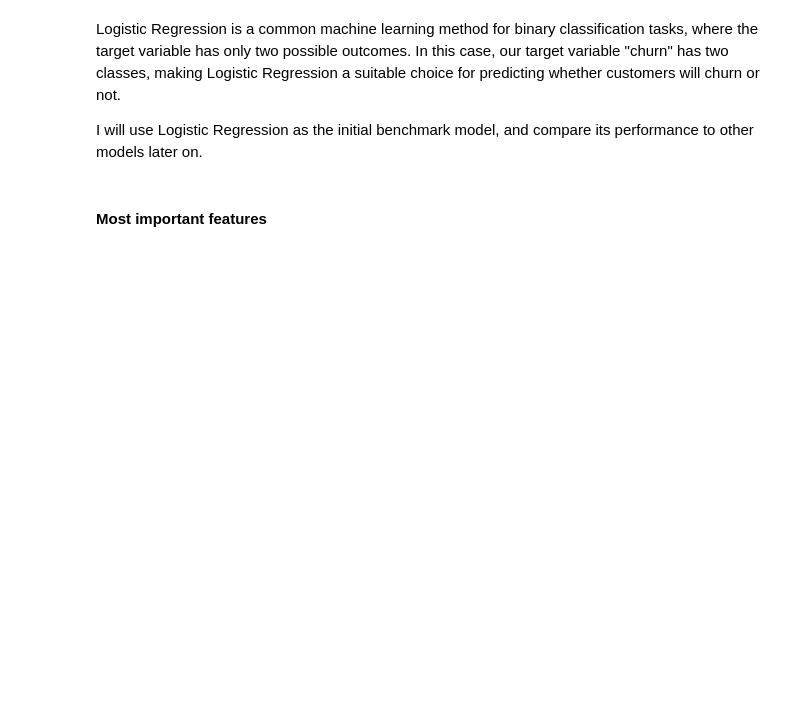
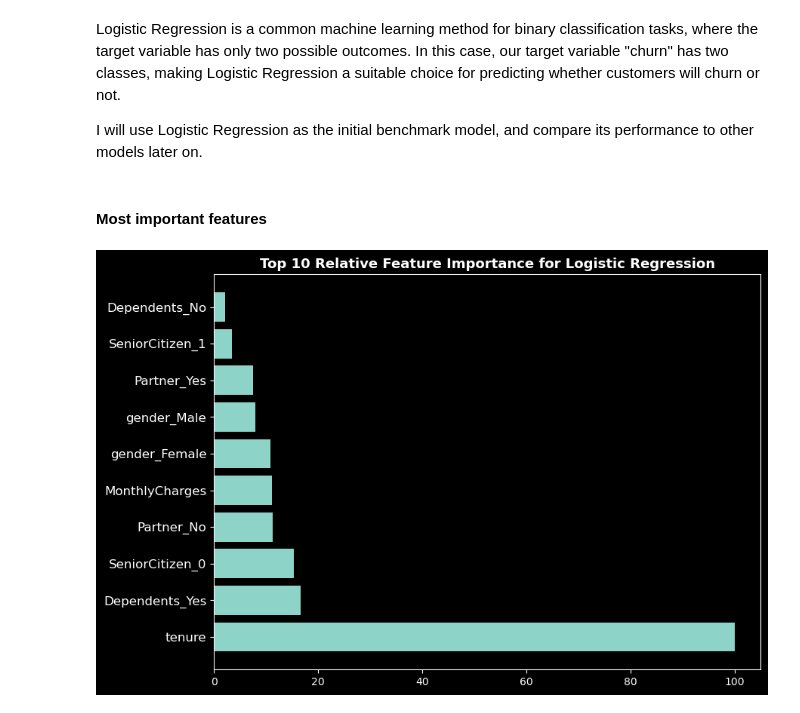
Before and after one commit to marwa9975/Telco_Customer_Churn_Analysis, a Jupyter notebook: notebook.ipynb, the cells around one changed output. Drawn from its saved outputs; the diff is of its cells as text; code cells hidden in the pictures; blank space fills up the shorter version.

Commit message:
models

```diff
--- a/notebook.ipynb
+++ b/notebook.ipynb
@@ -740,3 +740,14 @@ def plot_top_feature_importance(feature_importance, feature_names, top_n=10, mod
     # Adjust layout and display the chart
     plt.tight_layout()
     plt.show()
+# %%
+# Calculate the feature importances
+feature_importance = abs(logreg.coef_[0])
+ # Select top 10 features
+feature_importance = 100.0 * (feature_importance / feature_importance.max())[0:10]
+# Get the names of the features
+feature_names = X_final.columns.tolist()
+# plot
+plot_top_feature_importance(feature_importance, feature_names, top_n=10, model_name='Logistic Regression')
+# %% [output]
+[figure, added]
```
Also changed, not shown: parts of 37 cells of this notebook.
